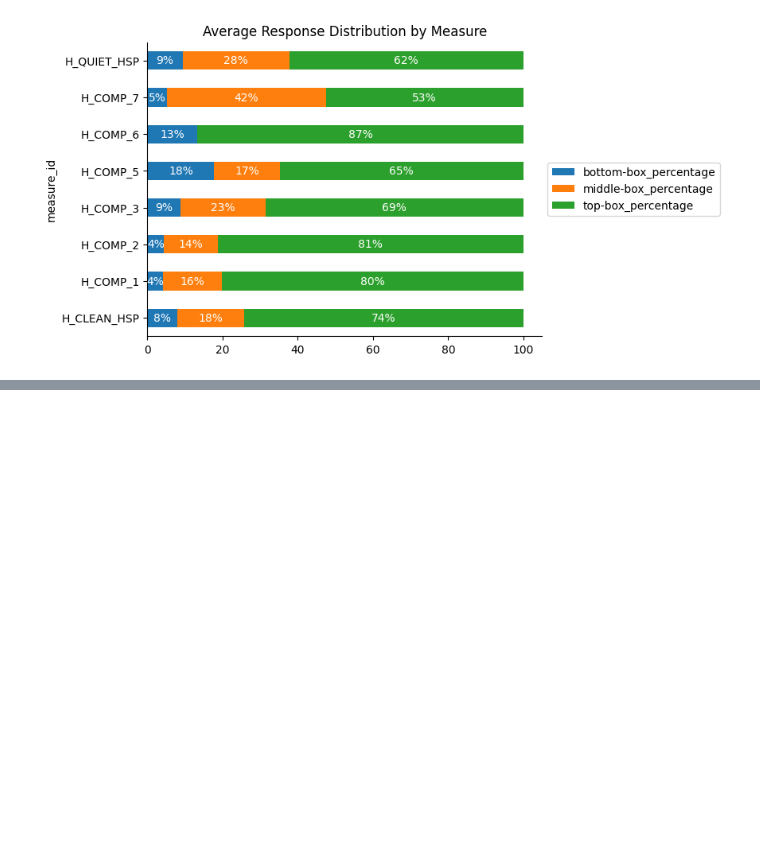
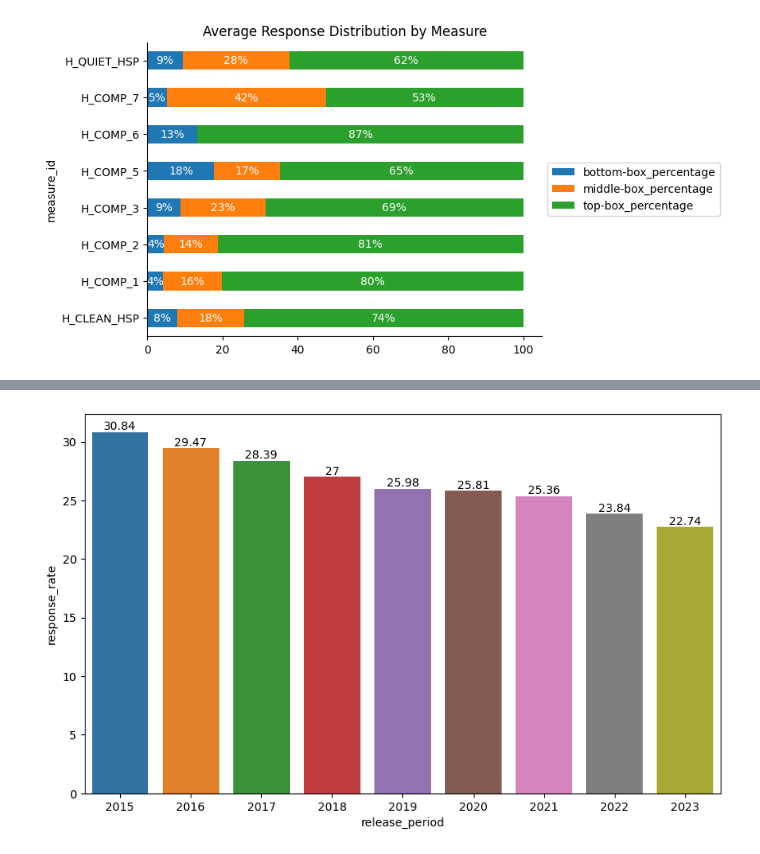
Before and after one commit to andyguo0228/maven_healthcare, a Jupyter notebook: maven_health.ipynb, the cells around one changed output, grey strips where cells are left out. Drawn from its saved outputs; the diff is of its cells as text; code cells hidden in the pictures; blank space fills up the shorter version.

```diff
--- a/maven_health.ipynb
+++ b/maven_health.ipynb
@@ -95,0 +103,11 @@ plt.show()
+# %%
+# state_results = pd.read_csv('data_tables/state_results.csv')
+# national_results['Release Period'] = pd.to_datetime(national_results['Release Period'].str.lstrip('07_'))
+# national_results.columns = national_results.columns.str.lower().str.replace(' ', '_')
+responses = pd.read_csv('data_tables/responses.csv')
+responses['Release Period'] = pd.to_datetime(responses['Release Period'].str.lstrip('07_')).dt.year
+
+responses.columns = responses.columns.str.lower().str.replace(' ', '_')
+responses.rename(columns={'response_rate_(%)': 'response_rate'}, inplace=True)
+
+responses
@@ -95,0 +128,8 @@ plt.show()
+# %%
+states = pd.read_csv('data_tables/states.csv')
+states.columns = states.columns.str.lower().str.replace(' ', '_')
+
+responses[~responses['state'].isin(states['state'])].state.value_counts()
+
+responses = responses[responses['state'].isin(states['state'])]
+responses
@@ -95,0 +202,13 @@ plt.show()
+# %%
+rr = responses[responses.response_rate != 'Not Available'].copy()
+# rr.loc[:, 'response_rate'] = pd.to_numeric(rr.response_rate)
+rr.response_rate = rr.response_rate.astype('int64')
+national_rr = rr.groupby('release_period')[['response_rate']].mean().round(2).reset_index()
+
+plt.figure(figsize=(10, 6))
+ax = sns.barplot(national_rr, x='release_period', y='response_rate')
+for label in ax.containers:
+    ax.bar_label(label)
+plt.show()
+# %% [output]
+[figure, added]
```
Also changed, not shown: parts of 18 cells of this notebook, 1 other file.
